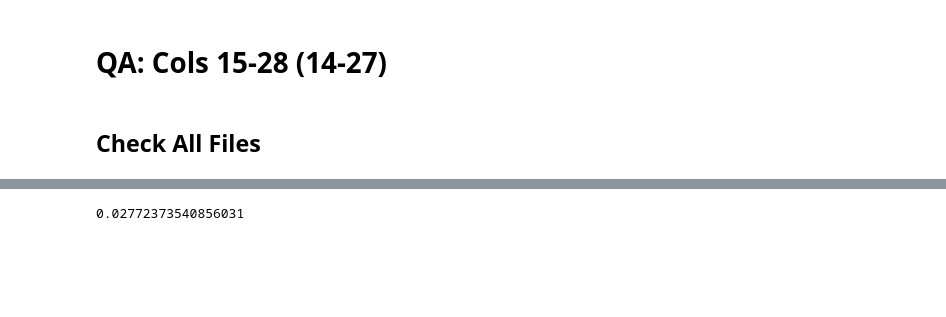
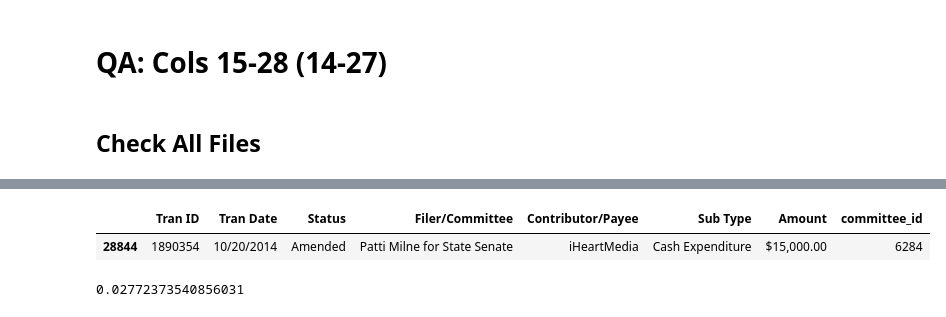
Before and after one commit to hackoregon/elections-2018, a Jupyter notebook: notebooks/transaction_detail_first_batch_QA_mxc.ipynb, the cells around one changed output, grey strips where cells are left out. Saved outputs shown, nothing was run; the diff lists cells and outputs as text; code cells hidden in the pictures; blank space fills up the shorter version.

```diff
--- a/notebooks/transaction_detail_first_batch_QA_mxc.ipynb
+++ b/notebooks/transaction_detail_first_batch_QA_mxc.ipynb
@@ -31,5 +31,5 @@ urls = {
     master/scrape_files/election_activity_first_batch.csv""",
 }
 # %%
-r = requests.get(urls['elec_activ'].replace('\n', '').replace(' ', ''))
+r = requests.get(urls['trans'].replace('\n', '').replace(' ', ''))
 trans = pd.read_csv(io.StringIO(r.content.decode('utf-8')))
@@ -36,3 +52,8 @@ trans = pd.read_csv(io.StringIO(r.content.decode('utf-8')))
+# %%
+trans[trans['Tran ID'] == 1890354]
+# %% [output]
+|  | Tran ID | Tran Date | Status | Filer/Committee | Contributor/Payee | Sub Type | Amount | committee_id |
+| 28844 | 1890354 | 10/20/2014 | Amended | Patti Milne for State Senate | iHeartMedia | Cash Expenditure | $15,000.00 | 6284 |
 # %%
 trans.election.nunique()/len(trans)
 # %% [output]
```
Also changed, not shown: parts of 1 cell of this notebook, 1 other file.
